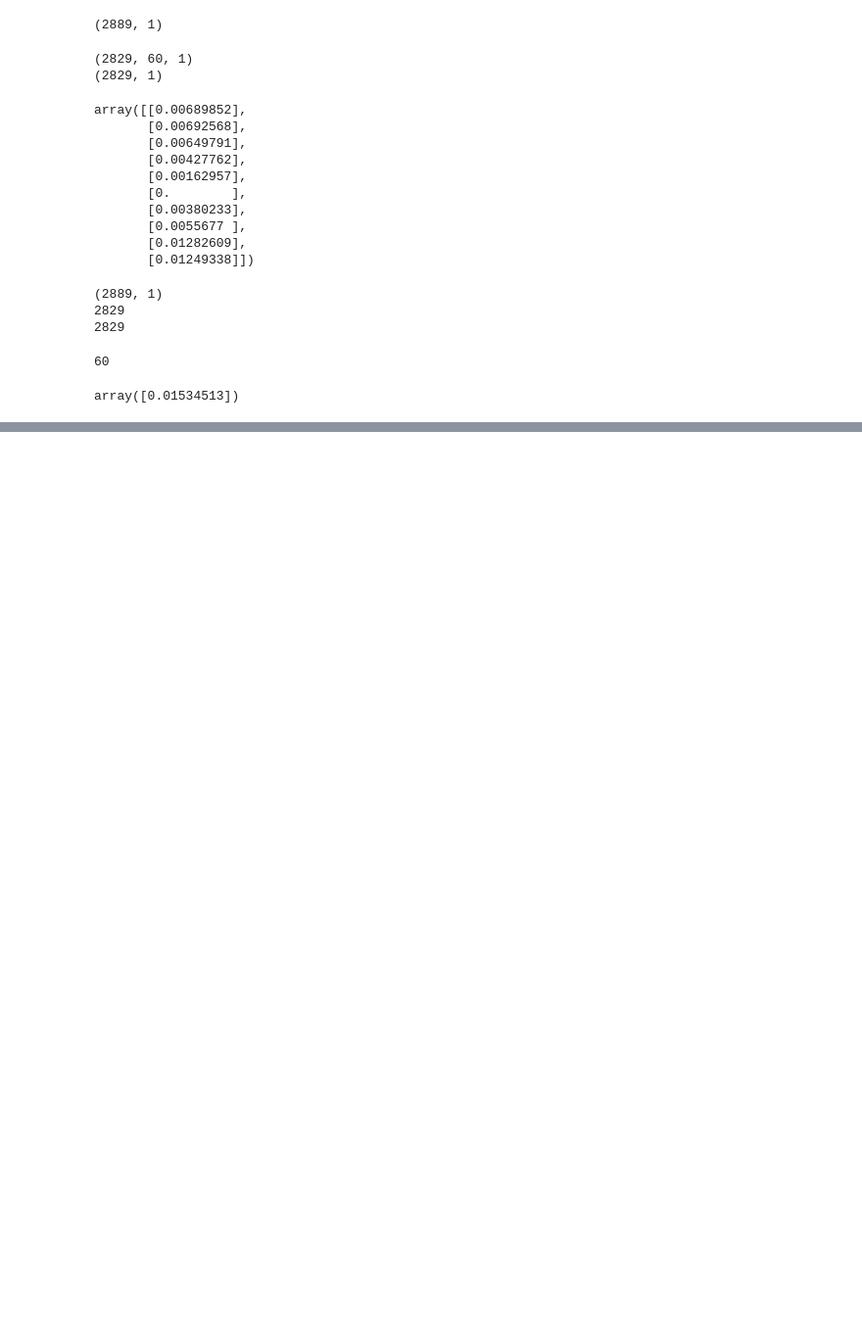
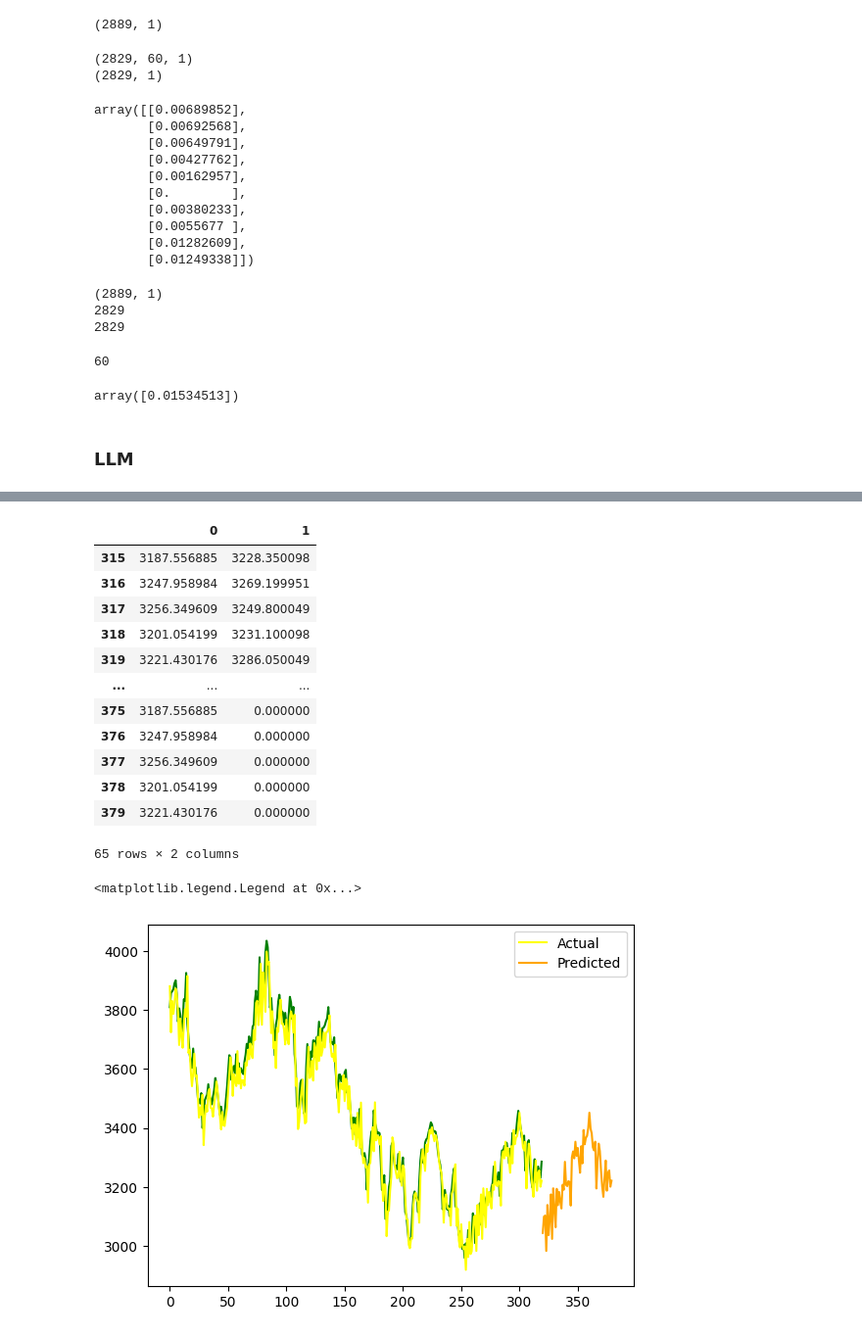
Before and after one commit to RitwikRaj24/Mathematics-for-Intelligent-Systems, a Jupyter notebook: notebook.ipynb, the cells around one changed output, grey strips where cells are left out. Shown at 98% size. Drawn from its saved outputs; the diff is of its cells as text; code cells hidden in the pictures; blank space fills up the shorter version.

```diff
--- a/notebook.ipynb
+++ b/notebook.ipynb
@@ -463,3 +567,5 @@ len(X_train[0])
 y_train[0]
 # %% [output]
 array([0.01534513])
+# %% [markdown]
+### LLM
@@ -465,0 +583,20 @@ array([0.01534513])
+# %%
+X_forecast = model.predict(X_test[-60:])
+X_forecast = scaler.inverse_transform(X_forecast)
+predictions = model.predict(X_test)
+predictions = scaler.inverse_transform(predictions)
+predictions_series = pd.Series(predictions[:, 0])
+y_test_series = pd.Series(y_test[:, 0])
+X_forecast = pd.Series(X_forecast[:, 0])
+
+df1 = pd.concat([predictions_series, y_test_series], axis=1)
+df2 = pd.concat([df1, X_forecast], axis=0, ignore_index=True)
+df2 = df2.fillna(0)
+
+display(df2[-65:])
+
+plt.plot(df2[1][:320], color='green')
+plt.plot(df2[0][:320], color='yellow', label='Actual');
+plt.plot(df2[0][320:], color='orange', label='Predicted');
+plt.legend()
+# %% [output]
@@ -465,0 +605,15 @@ array([0.01534513])
+|  | 0 | 1 |
+| 315 | 3187.556885 | 3228.350098 |
+| 316 | 3247.958984 | 3269.199951 |
+| 317 | 3256.349609 | 3249.800049 |
+| 318 | 3201.054199 | 3231.100098 |
+| 319 | 3221.430176 | 3286.050049 |
+| ... | ... | ... |
+| 375 | 3187.556885 | 0.000000 |
+| 376 | 3247.958984 | 0.000000 |
+| 377 | 3256.349609 | 0.000000 |
+| 378 | 3201.054199 | 0.000000 |
+| 379 | 3221.430176 | 0.000000 |
+65 rows × 2 columns
+<matplotlib.legend.Legend at 0x...>
+[figure, added]
```
Also changed, not shown: parts of 16 cells of this notebook, 4 other files.
